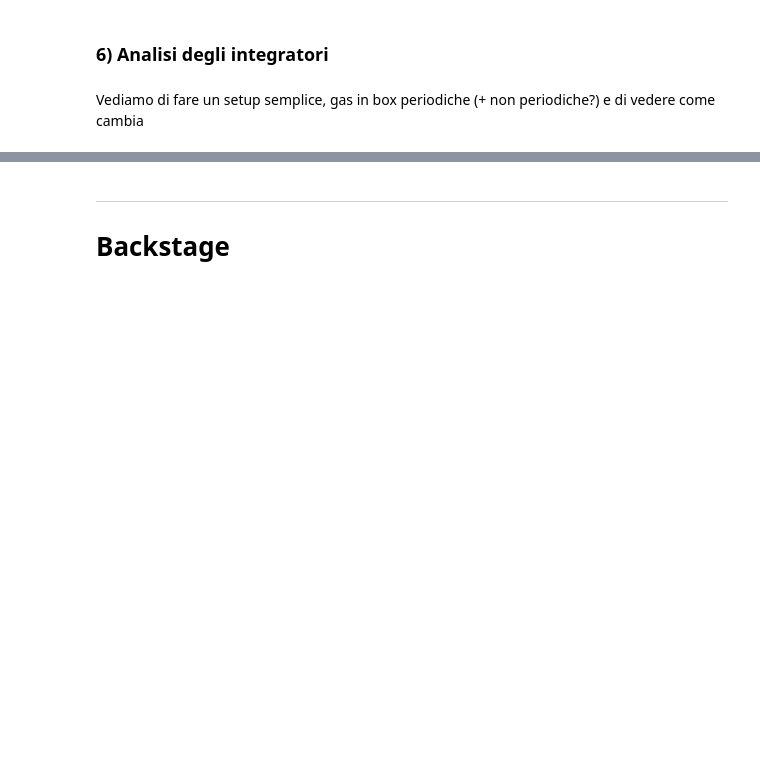
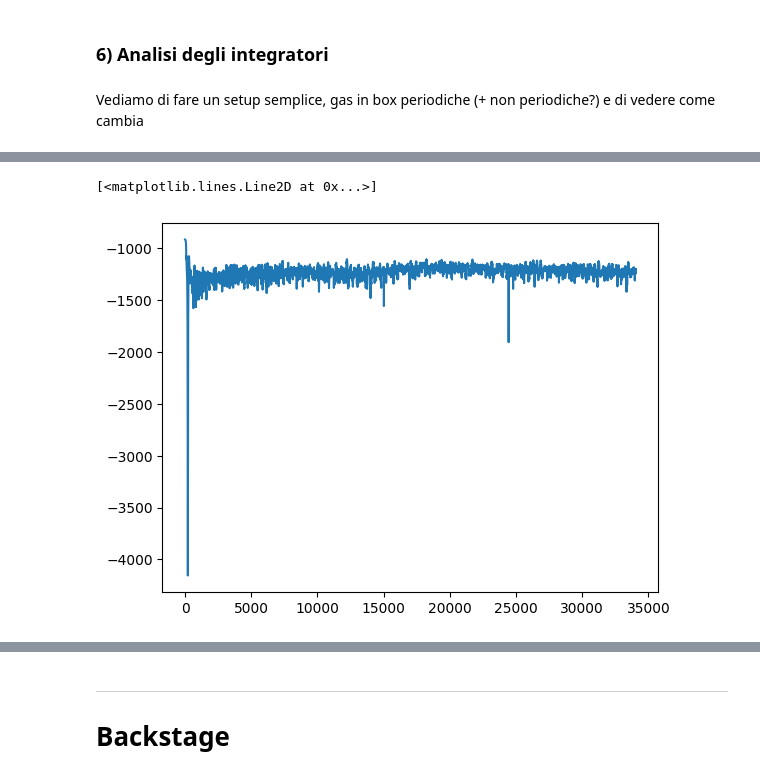
Before and after one commit to danivolo/rebbound, a Jupyter notebook: main.ipynb, the cells around one changed output, grey strips where cells are left out. Saved outputs shown, nothing was run; the diff lists cells and outputs as text; code cells hidden in the pictures; blank space fills up the shorter version.

```diff
--- a/main.ipynb
+++ b/main.ipynb
@@ -224,3 +244,41 @@ A questo punto può essere interessante fissare appunto $\rho$ e fare uno scan p
 ### 6) Analisi degli integratori
 # %% [markdown]
 Vediamo di fare un setup semplice, gas in box periodiche (+ non periodiche?) e di vedere come cambia
+# %%
+boxL = 10
+sim = rebound.Simulation()
+sim.widget(port=1247,size=(300,300))
+sim.configure_box(boxL)
+sim.boundary = "periodic"
+# sim.gravity = "tree"
+sim.integrator = "leapfrog"
+sim.dt = 0.01
+# sim.integrator = "ias15"
+# sim.integrator = "whfast"
+# sim.ri_ias15.min_dt = 1e-4
+# sim.ri_whfast.corrector = 17
+# sim.ri_whfast.corrector2 = 0
+sim.collision = "none"
+sim.softening = 1
+sim.opening_angle2 = 1.5
+np.random.seed(0)
+print(sim.dt)
+M = 100
+N = 100
+m = 100
+T = 1000
+V = 0.01
+for i in range(N):
+    x = np.random.uniform(-boxL,boxL)/2
+    y = np.random.uniform(-boxL,boxL)/2
+    z = np.random.uniform(-boxL,boxL)/2
+    vx = np.random.uniform(-V,V)
+    vy = np.random.uniform(-V,V)
+    vz = np.random.uniform(-V,V)
+    sim.add(m=M/N,x=x,y=y,z=z,vx=vx,vy=vy,vz=vz)
+energy = np.array([])
+def heartbeat(sim_pointer):
+    global energy
+    energy = np.append(energy,(sim.energy()))
+
+sim.heartbeat = heartbeat
@@ -226,0 +289,7 @@ Vediamo di fare un setup semplice, gas in box periodiche (+ non periodiche?) e d
+# %%
+sim.integrate(T)
+fig, ax = plt.subplots()
+ax.plot(energy)
+# %% [output]
+[<matplotlib.lines.Line2D at 0x...>]
+[figure, added]
```
Also changed, not shown: parts of 4 cells of this notebook.
